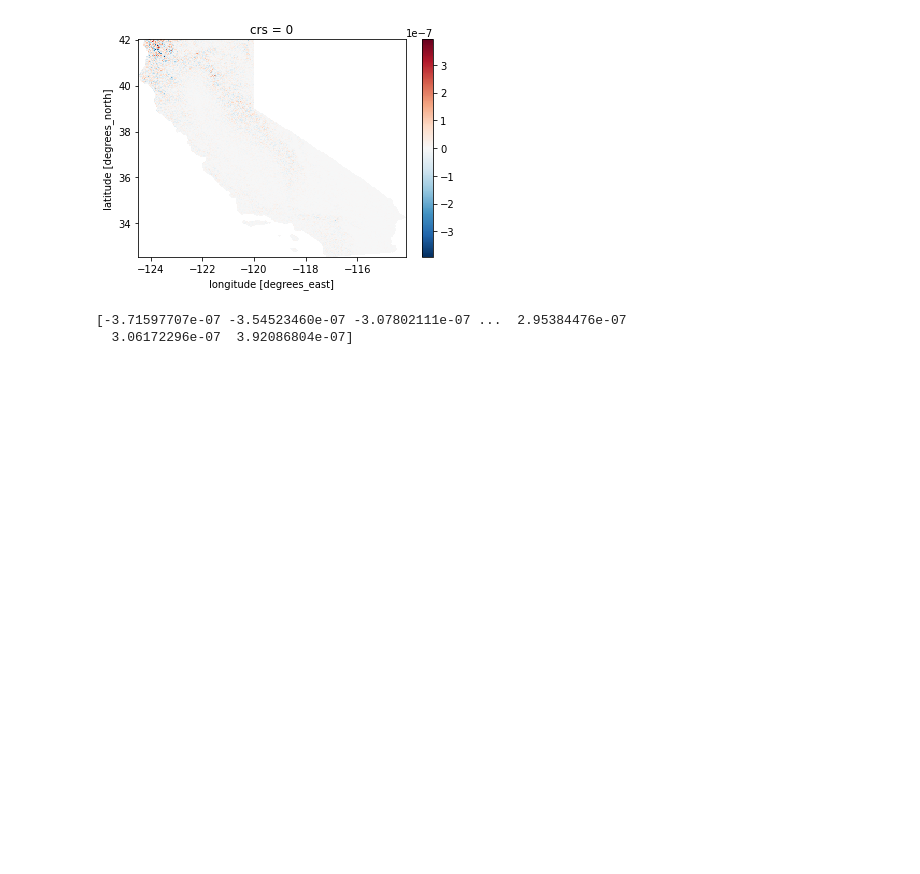
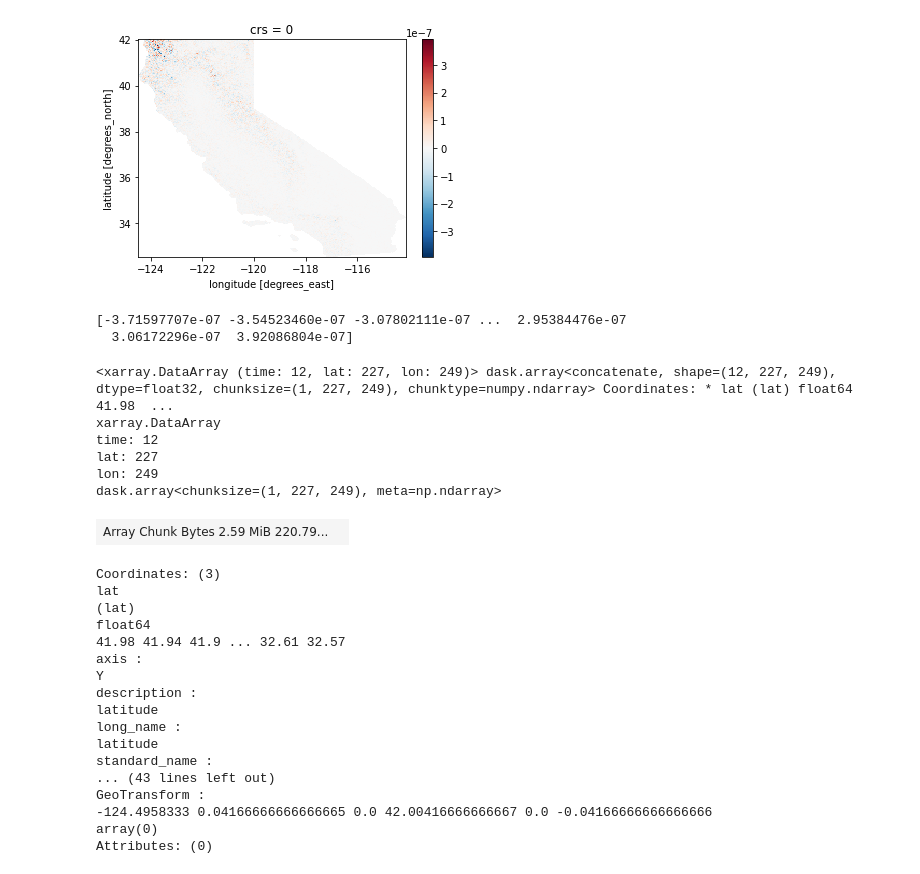
Before and after one commit to carmengg/PlanetComp_aridity_layer, a Jupyter notebook: ca_aridity_FUNCTIONS.ipynb, the cells around one changed output. Drawn from its saved outputs; the diff is of its cells as text; code cells hidden in the pictures; blank space fills up the shorter version.

```diff
--- a/ca_aridity_FUNCTIONS.ipynb
+++ b/ca_aridity_FUNCTIONS.ipynb
@@ -18,7 +18,7 @@ def mth_end(month,year):
         return str(year)+'-02-29'
     return str(year)+'-02-28'
 # %%
-def mth_arid_index(month,year,evap,prec):
+def mth_arid_index(month,year,prec,evap):
     m_prec = prec.sel(time=slice(str(year)+'-'+str(month)+'-01',mth_end(month,year)))
     m_evap = evap.sel(time=slice(str(year)+'-'+str(month)+'-01',mth_end(month,year)))
 
@@ -226,3 +196,46 @@ print(np.unique(diff))
 # %% [output]
 [-3.71597707e-07 -3.54523460e-07 -3.07802111e-07 ...  2.95384476e-07
   3.06172296e-07  3.92086804e-07]
+# %%
+year=2020
+n=1
+
+prec = ds["precipitation_amount"].sel(time=slice(str(year-n+1)+'-01-01',str(year)+'-12-31'))
+evap = ds["potential_evapotranspiration"].sel(time=slice(str(year-n+1)+'-01-01',str(year)+'-12-31'))
+
+# clip to CA
+ca_prec = ca_clip(ds,prec,ca_shp)
+ca_evap = ca_clip(ds,evap,ca_shp)
+# %%
+stack1 = mth_arid_index(1,2020,ca_prec,ca_evap)
+# notice we already have the first month and we need to include the 12th month
+for i in range(2,13):
+    month_ai = mth_arid_index(i,2020,ca_prec,ca_evap)
+    # [first position, last position]
+    stack1 = xr.concat([stack1,month_ai], dim='time', combine_attrs='drop')
+stack1
+# %% [output]
+<xarray.DataArray (time: 12, lat: 227, lon: 249)> dask.array<concatenate, shape=(12, 227, 249), dtype=float32, chunksize=(1, 227, 249), chunktype=numpy.ndarray> Coordinates: * lat (lat) float64 41.98  ...
+xarray.DataArray
+time: 12
+lat: 227
+lon: 249
+dask.array<chunksize=(1, 227, 249), meta=np.ndarray>
+| Array Chunk Bytes 2.59 MiB 220.79... |  |
+Coordinates: (3)
+lat
+(lat)
+float64
+41.98 41.94 41.9 ... 32.61 32.57
+axis :
+Y
+description :
+latitude
+long_name :
+latitude
+standard_name :
+... (43 lines left out)
+GeoTransform :
+-124.4958333 0.04166666666666665 0.0 42.00416666666667 0.0 -0.04166666666666666
+array(0)
+Attributes: (0)
```
Also changed, not shown: parts of 10 cells of this notebook, 1 other file.
